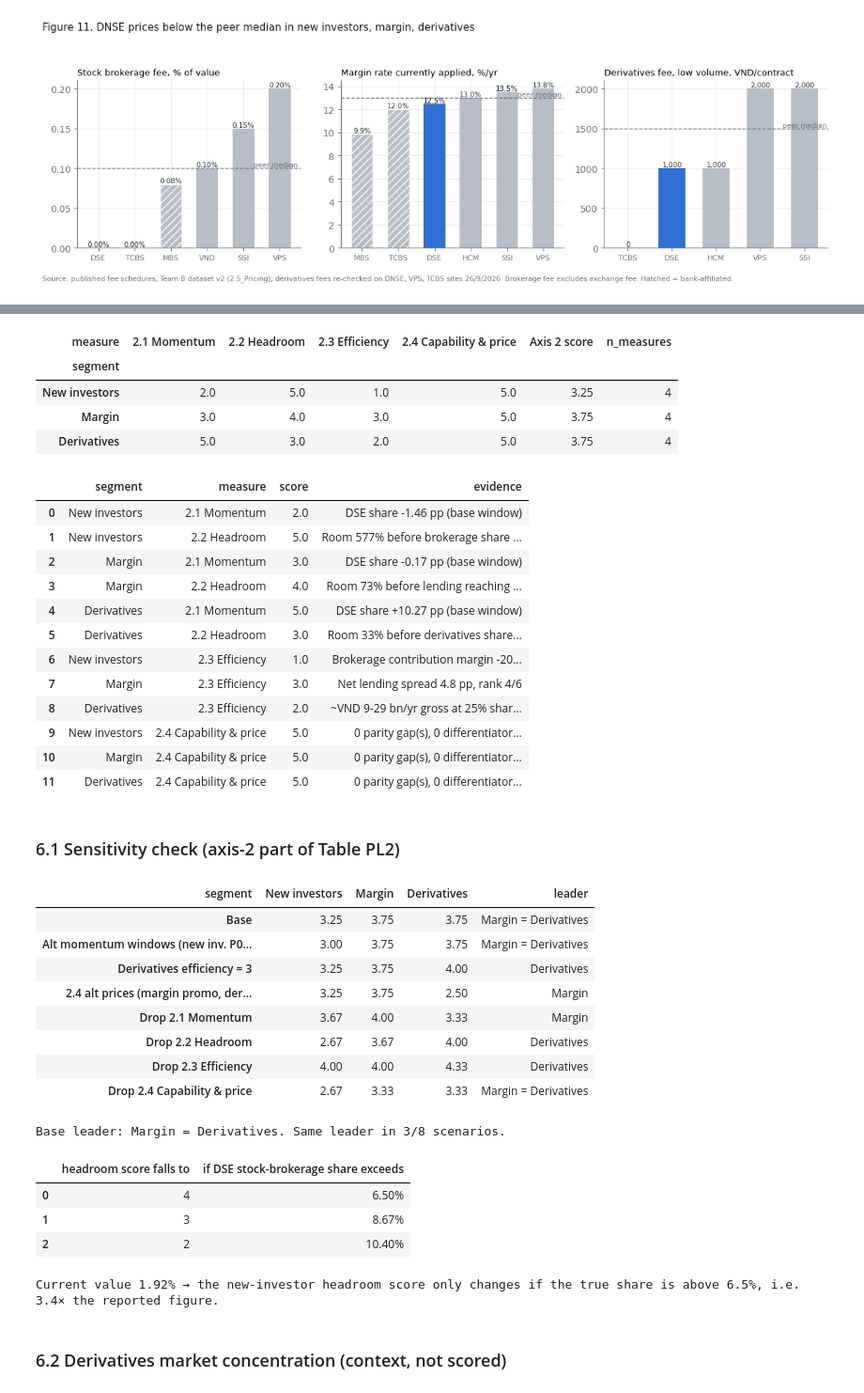
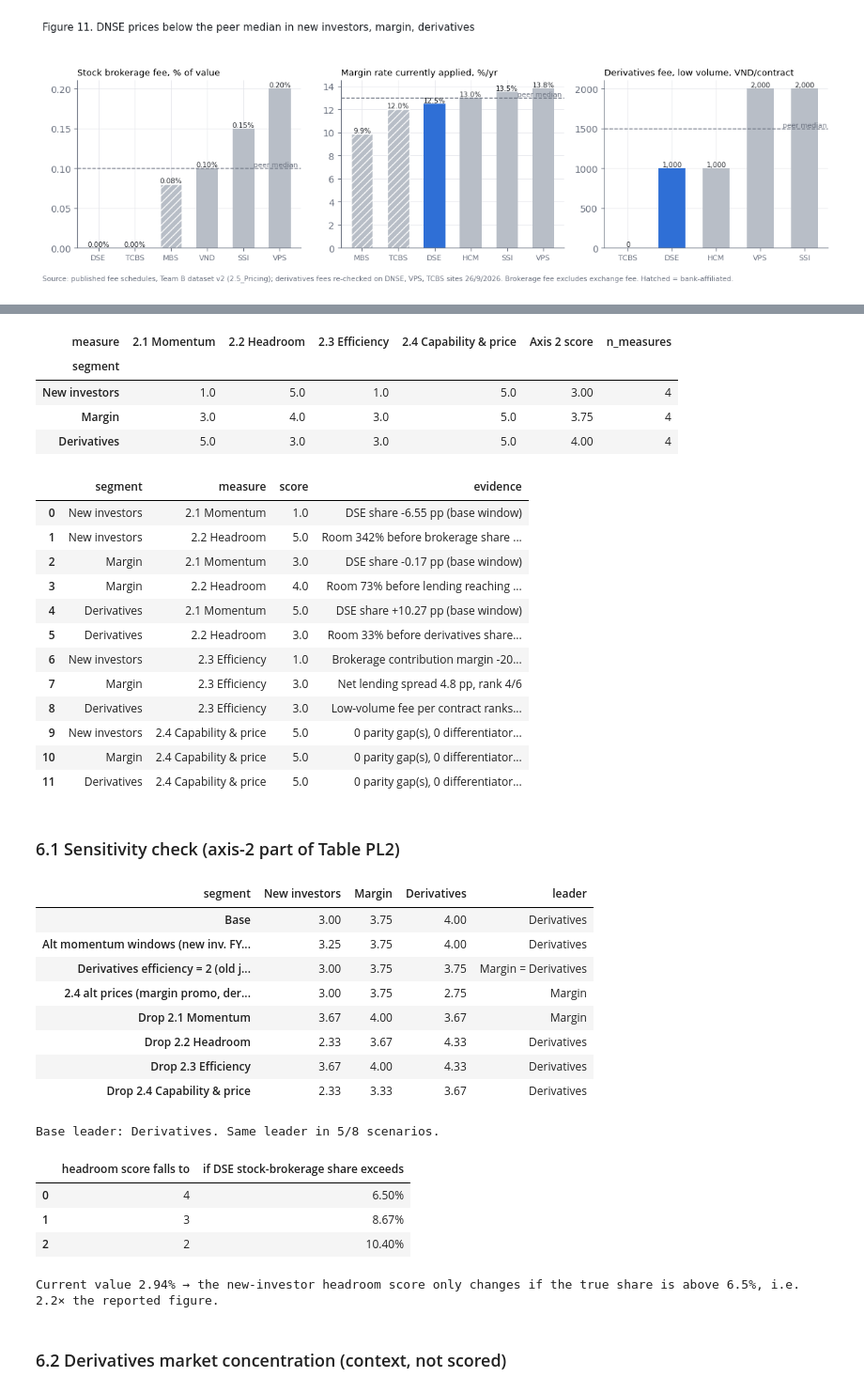
Before and after one commit to Xx-Pumpkin-xX/fba_roadto30_2026, a Jupyter notebook: notebook/B1_axis2_supply_side.ipynb, the cells around one changed output, grey strips where cells are left out. Shown at 94% size. Drawn from its saved outputs; the diff is of its cells as text; code cells hidden in the pictures.

```diff
--- a/notebook/B1_axis2_supply_side.ipynb
+++ b/notebook/B1_axis2_supply_side.ipynb
@@ -224,8 +224,9 @@ for t, row in adv.iterrows():
                              ("Q2/2026", row.margin_fig_is_total_lending_q2)] if fl]
     if flags:
         log("D01", "2.1_Margin / 2.3_Margin", t,
-            f"Reported 'margin' {', '.join(flags)} is actually total loans (advances < 1 bn)",
-            "Use total loans (2.3_Margin E/H) for all six brokers")
+            f"'Margin' figure {', '.join(flags)} equals total loans in 2.3_Margin, i.e. already includes advances"
+            + (" (DSE: advances 584 bn at end-2025, 178 bn at 30/6/2026)" if t == "DSE" else ""),
+            "Use total loans (code 114) for all six brokers")
 display(adv.round(2))
 
 lend_xl = lend.copy()
@@ -240,7 +241,7 @@ log("D02", "2.3_Margin", "O2 (DSE)",
 
 log("D02b", "2.3_Margin", "O3:O7",
     "Peers may also book borrowing costs in code 24 but are set to 0",
-    "Kept at 0; break-even computed in section 4.2; pending BA split of code 24")
+    "CLOSED: peers' code 24 checked in their statements (SSI, VND, VCI, MBS ≈ 0; HCM already in interest expense) → keep 0 (see D16)")
 
 HCM_BORROW_FY2025 = 1_452_771_109_720 / 1e9
 log("D16", "2.3_Margin", "T5/O5 (HCM)",
@@ -411,6 +412,10 @@ Changes versus the Excel file:
 ### 4.1 Branch 2.2 – Margin headroom (Figure 9)
 # %%
 hd = bs.merge(lend, on="ticker")
+EQ_DSE_Q2_26_REVIEWED = 5440.25
+log("D25", "2.2_Margin", "E2 (DSE)", "DSE equity at 30/6/2026 taken from the quarterly statement (5,441.46), not the reviewed one",
+    "Use the reviewed half-year statement: 5,440.25 bn (from the Leader)", 5441.46, EQ_DSE_Q2_26_REVIEWED)
+hd.loc[hd.ticker == "DSE", "equity_q2_26"] = EQ_DSE_Q2_26_REVIEWED
 rows = []
 for q, lcol, ecol in [("Q4/2025", "lending_q4_25", "equity_q4_25"),
                       ("Q2/2026", "lending_q2_26", "equity_q2_26")]:
@@ -520,8 +525,8 @@ def mrow(seg, window, metric, s, s_val, e, e_val, base):
                 end=e, end_val=e_val, change_pp=(e_val - s_val) * 100, is_base=base)
 
 mom_all = pd.DataFrame([
-    mrow("New investors", "FY", "Share of new accounts (DNSE annual reports)", "FY2024", ao["FY2024"], "FY2025", ao["FY2025"], True),
-    mrow("New investors", "P0/P1 (partial)", "Share of new accounts, avg P0 vs avg Q4/2025-Q1/2026 (Q2/2026 not published)", "P0 avg", ao[P0Q].mean(), "P1 avg", ao[["Q4/2025", "Q1/2026"]].mean(), False),
+    mrow("New investors", "FY", "Share of new accounts (DNSE annual reports)", "FY2024", ao["FY2024"], "FY2025", ao["FY2025"], False),
+    mrow("New investors", "P0/P1 (partial)", "Share of new accounts, avg P0 vs avg Q4/2025-Q1/2026 (Q2/2026 not published)", "P0 avg", ao[P0Q].mean(), "P1 avg", ao[["Q4/2025", "Q1/2026"]].mean(), True),
     mrow("Margin", "P0/P1", "Share of sample total loans, avg P0 vs avg P1", "P0 avg", mh_share[["Q4/2024", "Q2/2025"]].mean(), "P1 avg", mh_share[["Q4/2025", "Q2/2026"]].mean(), True),
     mrow("Margin", "6M", "Share of sample total loans", "Q4/2025", mh_share["Q4/2025"], "Q2/2026", mh_share["Q2/2026"], False),
     mrow("Derivatives", "P0/P1", "Derivatives brokerage share, avg P0 vs avg P1", "P0 avg", dse_ds[P0Q].mean(), "P1 avg", dse_ds[P1Q].mean(), True),
@@ -787,7 +793,11 @@ def score_rank(r):
 
 ni = newinv
 acc_share = ni["Total_Account_Share_2025"]
-brk_share = ni["Total_Stock_Brokerage_Share_2025"]
+HOSE_10TH_Q2_26 = 0.0294
+log("D26", "2.2_NewInvestors", "B6", "1.92% is Mirae Asset's H1/2026 derivatives share, not DNSE's stock-brokerage share",
+    "DNSE is outside HOSE's top 10 → use the 10th broker's share (2.94%, Q2/2026) as an upper bound (MASTERPLAN)",
+    ni["Total_Stock_Brokerage_Share_2025"], HOSE_10TH_Q2_26)
+brk_share = HOSE_10TH_Q2_26
 vps_q2 = ds[(ds.quarter == "Q2/2026") & (ds.broker == "VPS")].share.iloc[0]
 ROOM_DESC = {
     "New investors": "brokerage share catching up with account share",
@@ -795,7 +805,11 @@ ROOM_DESC = {
     "Derivatives": "derivatives share catching up with leader VPS",
 }
 
-def build_scores(mom, spread_rank_col="rank_spread_A", deriv_eff=2, brk=brk_share, cap_t=None):
+fee_rank = dv.low_vol_fee.dropna().rank(ascending=False, method="min")
+DERIV_EFF_RULE = score_rank(fee_rank["DSE"])
+
+def build_scores(mom, spread_rank_col="rank_spread_A", deriv_eff=None, brk=brk_share, cap_t=None):
+    deriv_eff = DERIV_EFF_RULE if deriv_eff is None else deriv_eff
     cap_t = cap24 if cap_t is None else cap_t
     room = {"New investors": acc_share / brk - 1,
             "Margin": H2.at["DSE", "headroom_vs_book"],
@@ -810,7 +824,7 @@ def build_scores(mom, spread_rank_col="rank_spread_A", deriv_eff=2, brk=brk_shar
     rows.append(("Margin", "2.3 Efficiency", score_rank(ea.at["DSE", spread_rank_col]),
                  f"Net lending spread {ea.at['DSE', spread_rank_col.replace('rank_', '') + '_pp']:.1f} pp, rank {ea.at['DSE', spread_rank_col]}/6"))
     rows.append(("Derivatives", "2.3 Efficiency", deriv_eff,
-                 f"~VND {deriv_rev['rev_low_bn_per_year']:.0f}-{deriv_rev['rev_high_bn_per_year']:.0f} bn/yr gross at 25% share; no peer fee data [JUDGEMENT]"))
+                 f"Low-volume fee per contract ranks #{int(fee_rank['DSE'])} of {len(fee_rank)} (higher fee = more revenue per contract)"))
     for seg in SEGS:
         r = cap_t.loc[seg]
         rows.append((seg, "2.4 Capability & price", r.score,
@@ -831,19 +845,19 @@ with pd.option_context("display.max_colwidth", 120):
 # %% [output]
 | measure | 2.1 Momentum | 2.2 Headroom | 2.3 Efficiency | 2.4 Capability & price | Axis 2 score | n_measures |
 | segment |  |  |  |  |  |  |
-| New investors | 2.0 | 5.0 | 1.0 | 5.0 | 3.25 | 4 |
+| New investors | 1.0 | 5.0 | 1.0 | 5.0 | 3.00 | 4 |
 | Margin | 3.0 | 4.0 | 3.0 | 5.0 | 3.75 | 4 |
-| Derivatives | 5.0 | 3.0 | 2.0 | 5.0 | 3.75 | 4 |
+| Derivatives | 5.0 | 3.0 | 3.0 | 5.0 | 4.00 | 4 |
 |  | segment | measure | score | evidence |
-| 0 | New investors | 2.1 Momentum | 2.0 | DSE share -1.46 pp (base window) |
-| 1 | New investors | 2.2 Headroom | 5.0 | Room 577% before brokerage share ... |
+| 0 | New investors | 2.1 Momentum | 1.0 | DSE share -6.55 pp (base window) |
+| 1 | New investors | 2.2 Headroom | 5.0 | Room 342% before brokerage share ... |
 | 2 | Margin | 2.1 Momentum | 3.0 | DSE share -0.17 pp (base window) |
 | 3 | Margin | 2.2 Headroom | 4.0 | Room 73% before lending reaching ... |
 | 4 | Derivatives | 2.1 Momentum | 5.0 | DSE share +10.27 pp (base window) |
 | 5 | Derivatives | 2.2 Headroom | 3.0 | Room 33% before derivatives share... |
 | 6 | New investors | 2.3 Efficiency | 1.0 | Brokerage contribution margin -20... |
 | 7 | Margin | 2.3 Efficiency | 3.0 | Net lending spread 4.8 pp, rank 4/6 |
-| 8 | Derivatives | 2.3 Efficiency | 2.0 | ~VND 9-29 bn/yr gross at 25% shar... |
+| 8 | Derivatives | 2.3 Efficiency | 3.0 | Low-volume fee per contract ranks... |
 | 9 | New investors | 2.4 Capability & price | 5.0 | 0 parity gap(s), 0 differentiator... |
 | 10 | Margin | 2.4 Capability & price | 5.0 | 0 parity gap(s), 0 differentiator... |
 | 11 | Derivatives | 2.4 Capability & price | 5.0 | 0 parity gap(s), 0 differentiator... |
@@ -853,49 +867,49 @@ with pd.option_context("display.max_colwidth", 120):
 def axis2(sc, drop=None):
     s = sc if drop is None else sc[sc.measure != drop]
     return s.groupby("segment").score.mean().reindex(SEGS)
 
 def leaders(s):
     return " = ".join(s[np.isclose(s, s.max())].index)
 
 mom_alt = mom_all[~mom_all.is_base].set_index("segment").change_pp
 scen = {
     "Base": build_scores(mom_base),
-    "Alt momentum windows (new inv. P0/P1 partial, margin 6M, deriv 12M)": build_scores(mom_alt),
-    "Derivatives efficiency = 3": build_scores(mom_base, deriv_eff=3),
+    "Alt momentum windows (new inv. FY24→FY25, margin 6M, deriv 12M)": build_scores(mom_alt),
+    "Derivatives efficiency = 2 (old judgement)": build_scores(mom_base, deriv_eff=2),
     "2.4 alt prices (margin promo, deriv top tier)": build_scores(mom_base, cap_t=cap24_alt),
 }
 rows = {k: axis2(v) for k, v in scen.items()}
 for m in ["2.1 Momentum", "2.2 Headroom", "2.3 Efficiency", "2.4 Capability & price"]:
     rows[f"Drop {m}"] = axis2(scen["Base"], drop=m)
 sens = pd.DataFrame(rows).T
 sens["leader"] = sens[SEGS].apply(leaders, axis=1)
 sens.to_csv(CLEAN / "Table_PL2_axis2_sensitivity.csv")
 display(sens.round(2))
 base_lead = sens.at["Base", "leader"]
 print(f"Base leader: {base_lead}. Same leader in {(sens.leader == base_lead).sum()}/{len(sens)} scenarios.")
 
 thr = pd.DataFrame([{"headroom score falls to": s, "if DSE stock-brokerage share exceeds": acc_share / (1 + g)}
                     for s, g in [(4, 1.0), (3, 0.5), (2, 0.25)]])
 thr["if DSE stock-brokerage share exceeds"] = thr["if DSE stock-brokerage share exceeds"].map("{:.2%}".format)
 display(thr)
 print(f"Current value {brk_share:.2%} → the new-investor headroom score only changes if the true share is "
       f"above {acc_share/2:.1%}, i.e. {acc_share/2/brk_share:.1f}× the reported figure.")
 # %% [output]
 | segment | New investors | Margin | Derivatives | leader |
-| Base | 3.25 | 3.75 | 3.75 | Margin = Derivatives |
-| Alt momentum windows (new inv. P0... | 3.00 | 3.75 | 3.75 | Margin = Derivatives |
-| Derivatives efficiency = 3 | 3.25 | 3.75 | 4.00 | Derivatives |
-| 2.4 alt prices (margin promo, der... | 3.25 | 3.75 | 2.50 | Margin |
-| Drop 2.1 Momentum | 3.67 | 4.00 | 3.33 | Margin |
-| Drop 2.2 Headroom | 2.67 | 3.67 | 4.00 | Derivatives |
-| Drop 2.3 Efficiency | 4.00 | 4.00 | 4.33 | Derivatives |
-| Drop 2.4 Capability & price | 2.67 | 3.33 | 3.33 | Margin = Derivatives |
+| Base | 3.00 | 3.75 | 4.00 | Derivatives |
+| Alt momentum windows (new inv. FY... | 3.25 | 3.75 | 4.00 | Derivatives |
+| Derivatives efficiency = 2 (old j... | 3.00 | 3.75 | 3.75 | Margin = Derivatives |
+| 2.4 alt prices (margin promo, der... | 3.00 | 3.75 | 2.75 | Margin |
+| Drop 2.1 Momentum | 3.67 | 4.00 | 3.67 | Margin |
+| Drop 2.2 Headroom | 2.33 | 3.67 | 4.33 | Derivatives |
+| Drop 2.3 Efficiency | 3.67 | 4.00 | 4.33 | Derivatives |
+| Drop 2.4 Capability & price | 2.33 | 3.33 | 3.67 | Derivatives |
-Base leader: Margin = Derivatives. Same leader in 3/8 scenarios.
+Base leader: Derivatives. Same leader in 5/8 scenarios.
 |  | headroom score falls to | if DSE stock-brokerage share exceeds |
 | 0 | 4 | 6.50% |
 | 1 | 3 | 8.67% |
 | 2 | 2 | 10.40% |
-Current value 1.92% → the new-investor headroom score only changes if the true share is above 6.5%, i.e. 3.4× the reported figure.
+Current value 2.94% → the new-investor headroom score only changes if the true share is above 6.5%, i.e. 2.2× the reported figure.
 # %% [markdown]
 ### 6.2 Derivatives market concentration (context, not scored)
 # %%
```
Also changed, not shown: parts of 10 cells of this notebook, 19 other files.
